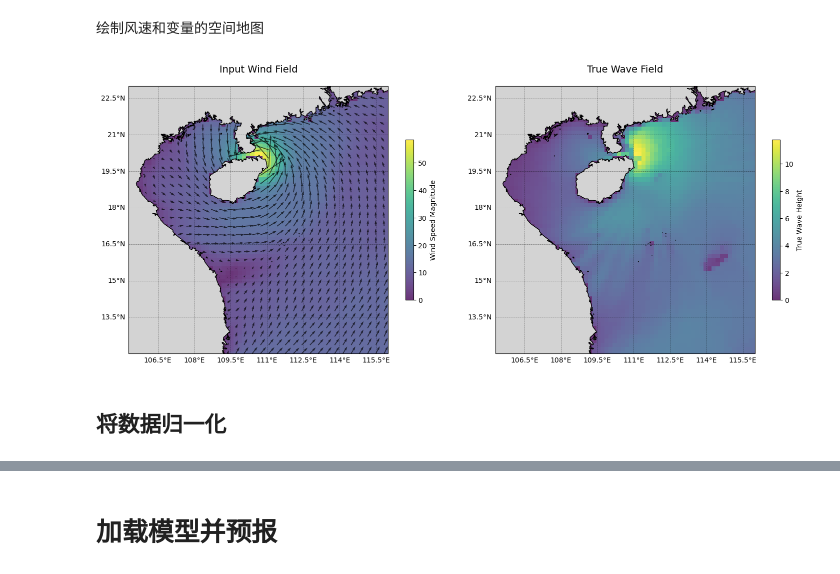
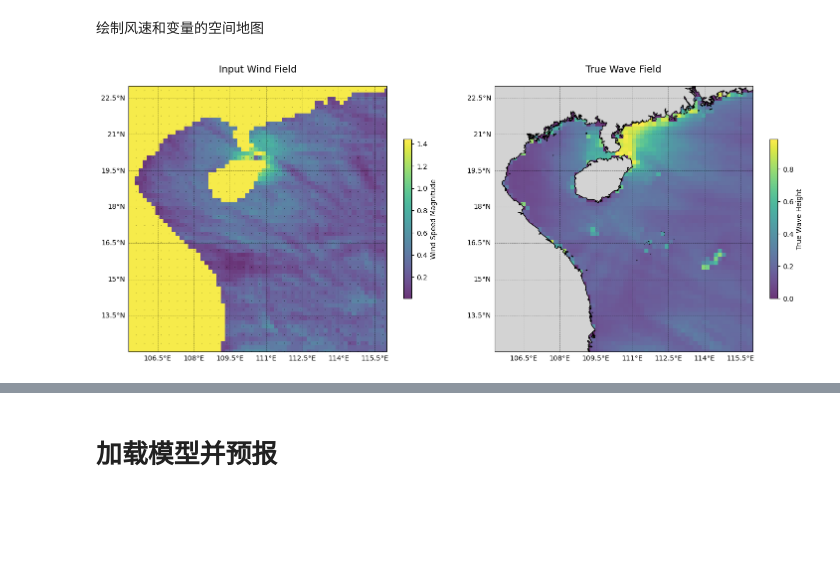
Before and after one commit to yangzhiheng1999/PISON, a Jupyter notebook: main_exame_model_full.ipynb, the cells around one changed output, grey strips where cells are left out. Saved outputs shown, nothing was run; the diff lists cells and outputs as text; code cells hidden in the pictures; blank space fills up the shorter version.

```diff
--- a/main_exame_model_full.ipynb
+++ b/main_exame_model_full.ipynb
@@ -121,2 +119,28 @@ Wave data for case 130/180: (4096,)
 # %% [markdown]
 ## 数据整理
+# %%
+import gc
+
+# 研究区域坐标
+x = np.linspace(105.3, 116.0, 64, dtype=float)
+y = np.linspace(12.0, 23.0, 64, dtype=float)
+X,Y = np.meshgrid(x, y)
+
+# 将wind_data_mat进行转化
+N, S = wind_data_mat.shape  # N时间步长，S空间点数(64*64=4096)
+wind_2d = wind_data_mat.reshape(N, 64, 64).transpose(0, 2, 1)  # (N, 64, 64)
+
+# 将wind_2d进行堆叠
+wind_real = wind_2d['real'].astype(np.float32)  # (*, 64, 64)
+wind_imag = wind_2d['imag'].astype(np.float32)  # 同上
+wind_combined = np.stack([wind_real, wind_imag], axis=1)  # (*, 2, 64, 64)
+wind_combined = wind_combined[case_instance-1, :, :, :].reshape(1, 2, 64, 64)
+
+print("Wind combined shape:", wind_combined.shape)
+
+
+# 将test_data_mat进行转化
+if variable_name.lower() == 'wave':
+    data_2d = test_data_mat.reshape(N, 64, 64).transpose(0, 2, 1)
+    true_2d = data_2d[case_instance - 1, :, :].astype(np.float32)  # (64, 64)
+    print(f"{variable_name} shape:", true_2d.shape)
@@ -178,22 +263,28 @@ extent = [105.3, 116.0, 12.0, 23.0]
 ax1.set_extent(extent, crs=ccrs.PlateCarree())
 
 # Compute magnitude if not already
-wind_field_np = np.sqrt(wind_combined[0,:]**2 + wind_combined[1,:]**2)
+wind_inversed = scaler_wind.inverse_transform(wind_normalized.reshape(1, -1)).reshape(1, 2, 64, 64)
+wind_field_np = np.sqrt(wind_normalized[0, 0, :, :]**2 + wind_normalized[0, 1, :, :]**2)
+'''wind_field_np = np.sqrt(wind_combined[0,:]**2 + wind_combined[1,:]**2)'''
 
 # pcolormesh for magnitude
 im1 = ax1.pcolormesh(X, Y, wind_field_np, cmap='viridis', transform=ccrs.PlateCarree(), alpha=0.8, shading='auto', zorder=1)
 plt.colorbar(im1, ax=ax1, label='Wind Speed Magnitude', shrink=0.6)
+# set the colorbar range
+# im1.set_clim(0,1)
 
 # Quiver for wind vectors (subsample to avoid overcrowding, e.g., every 2nd point; adjust as needed)
 # 将quiver的箭头长度均设置成1
 skip = 2  # Adjust skip based on grid resolution
 Xq = X[::skip, ::skip]
 Yq = Y[::skip, ::skip]
-Uq = wind_combined[0, ::skip, ::skip]
-Vq = wind_combined[1, ::skip, ::skip]
+Uq = wind_normalized[0, 0, ::skip, ::skip]
+Vq = wind_normalized[0, 1, ::skip, ::skip]
+'''Uq = wind_combined[0, ::skip, ::skip]
+Vq = wind_combined[1, ::skip, ::skip]'''
 ax1.quiver(Xq, Yq, Uq, Vq, transform=ccrs.PlateCarree(), scale=400, width=0.003, color='black', alpha=0.7, zorder=2)  # Adjust scale as needed
 # Add land and features
-ax1.add_feature(cfeature.LAND, facecolor='lightgray', edgecolor='black', zorder=2)
+# ax1.add_feature(cfeature.LAND, facecolor='lightgray', edgecolor='black', zorder=2)
 
 # Gridlines
 gl1 = ax1.gridlines(draw_labels=True, linewidth=0.5, color='black', alpha=0.5, linestyle='--', zorder=5)
@@ -212,34 +303,32 @@ ax2.set_extent(extent, crs=ccrs.PlateCarree())
 # pcolormesh for wave height
 if variable_name.lower() == 'current':
     true_2d_np_abs = np.sqrt(true_2d[0]**2 + true_2d[1]**2)  # 计算流速幅值
     im2 = ax2.pcolormesh(X, Y, true_2d_np_abs, cmap='viridis', transform=ccrs.PlateCarree(), alpha=0.8, shading='auto', zorder=1)
     plt.colorbar(im2, ax=ax2, label='True Current Speed', shrink=0.6)
 
     # Quiver for current vectors (subsample to avoid overcrowding)
     Uq = true_2d[0, ::skip, ::skip]
     Vq = true_2d[1, ::skip, ::skip]
     ax2.quiver(Xq, Yq, Uq, Vq, transform=ccrs.PlateCarree(), scale=10, width=0.003, color='black', alpha=0.7, zorder=2)  # Adjust scale as needed
 else:
-    im2 = ax2.pcolormesh(X, Y, true_2d, cmap='viridis', transform=ccrs.PlateCarree(), alpha=0.8, shading='auto', zorder=1)
+    im2 = ax2.pcolormesh(X, Y, output_normalized, cmap='viridis', transform=ccrs.PlateCarree(), alpha=0.8, shading='auto', zorder=1)
     plt.colorbar(im2, ax=ax2, label=f'True {variable_name.capitalize()} Height', shrink=0.6)
 
 # Add land and features
 ax2.add_feature(cfeature.LAND, facecolor='lightgray', edgecolor='black', zorder=2)
 
 # Gridlines
 gl2 = ax2.gridlines(draw_labels=True, linewidth=0.5, color='black', alpha=0.5, linestyle='--')
 gl2.top_labels = False
 gl2.right_labels = False
 gl2.xlabels_top = False
 gl2.ylabels_right = False
 gl2.xformatter = LONGITUDE_FORMATTER
 gl2.yformatter = LATITUDE_FORMATTER
 
 ax2.set_title(f'True {variable_name.capitalize()} Field', fontsize=14, pad=20)
 
 plt.tight_layout()
 plt.show()
 # %% [output]
-[figure, old version]
+[figure, new version]
-# %% [markdown]
-## 将数据归一化
```
Also changed, not shown: parts of 12 cells of this notebook, 3 other files.
